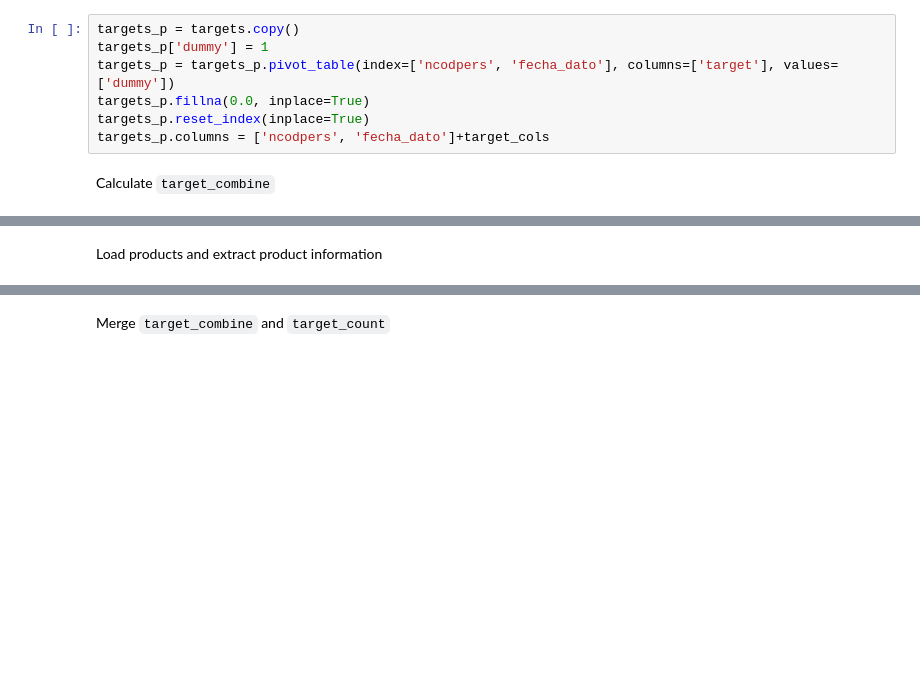
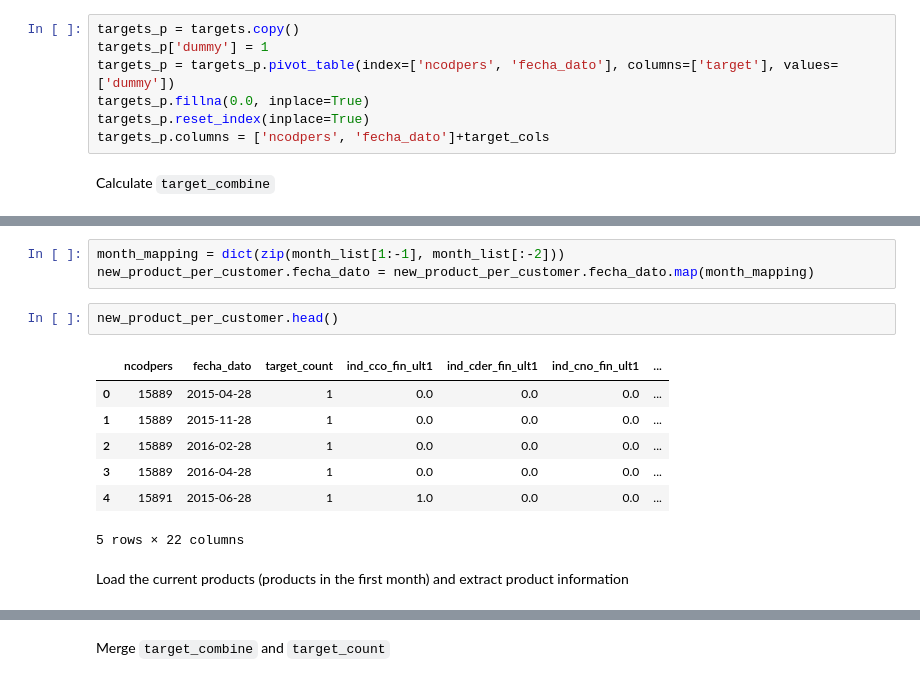
Before and after one commit to LiYan1988/santander-production-recommandation, a Jupyter notebook: notebooks/eda_4_18.ipynb, the cells around one changed output, grey strips where cells are left out. Drawn from its saved outputs; the diff is of its cells as text; blank space fills up the shorter version.

```diff
--- a/notebooks/eda_4_18.ipynb
+++ b/notebooks/eda_4_18.ipynb
@@ -60,5 +81,18 @@ new_product_per_customer.fecha_dato = new_product_per_customer.fecha_dato.map(mo
+# %%
+month_mapping = dict(zip(month_list[1:-1], month_list[:-2]))
+new_product_per_customer.fecha_dato = new_product_per_customer.fecha_dato.map(month_mapping)
+# %%
+new_product_per_customer.head()
+# %% [output]
+|  | ncodpers | fecha_dato | target_count | ind_cco_fin_ult1 | ind_cder_fin_ult1 | ind_cno_fin_ult1 | ... |
+| 0 | 15889 | 2015-04-28 | 1 | 0.0 | 0.0 | 0.0 | ... |
+| 1 | 15889 | 2015-11-28 | 1 | 0.0 | 0.0 | 0.0 | ... |
+| 2 | 15889 | 2016-02-28 | 1 | 0.0 | 0.0 | 0.0 | ... |
+| 3 | 15889 | 2016-04-28 | 1 | 0.0 | 0.0 | 0.0 | ... |
+| 4 | 15891 | 2015-06-28 | 1 | 1.0 | 0.0 | 0.0 | ... |
+5 rows × 22 columns
 # %% [markdown]
-Load products and extract product information
+Load the current products (products in the first month) and extract product information
 # %%
 if os.path.isfile('../input/df_target_cols.hdf'):
     print('Load df_target_cols')
```
Also changed, not shown: parts of 17 cells of this notebook, 2 other files.
